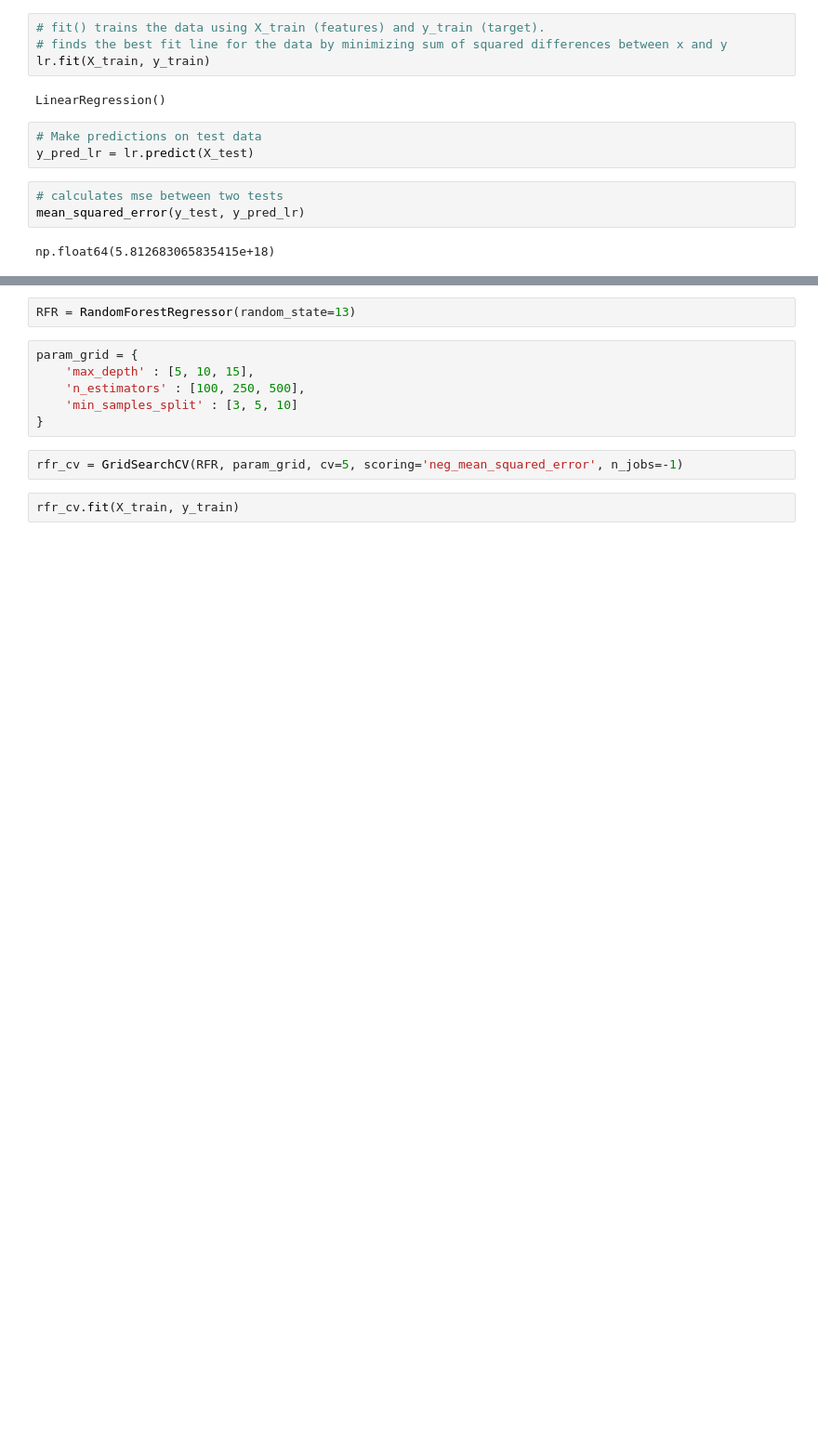
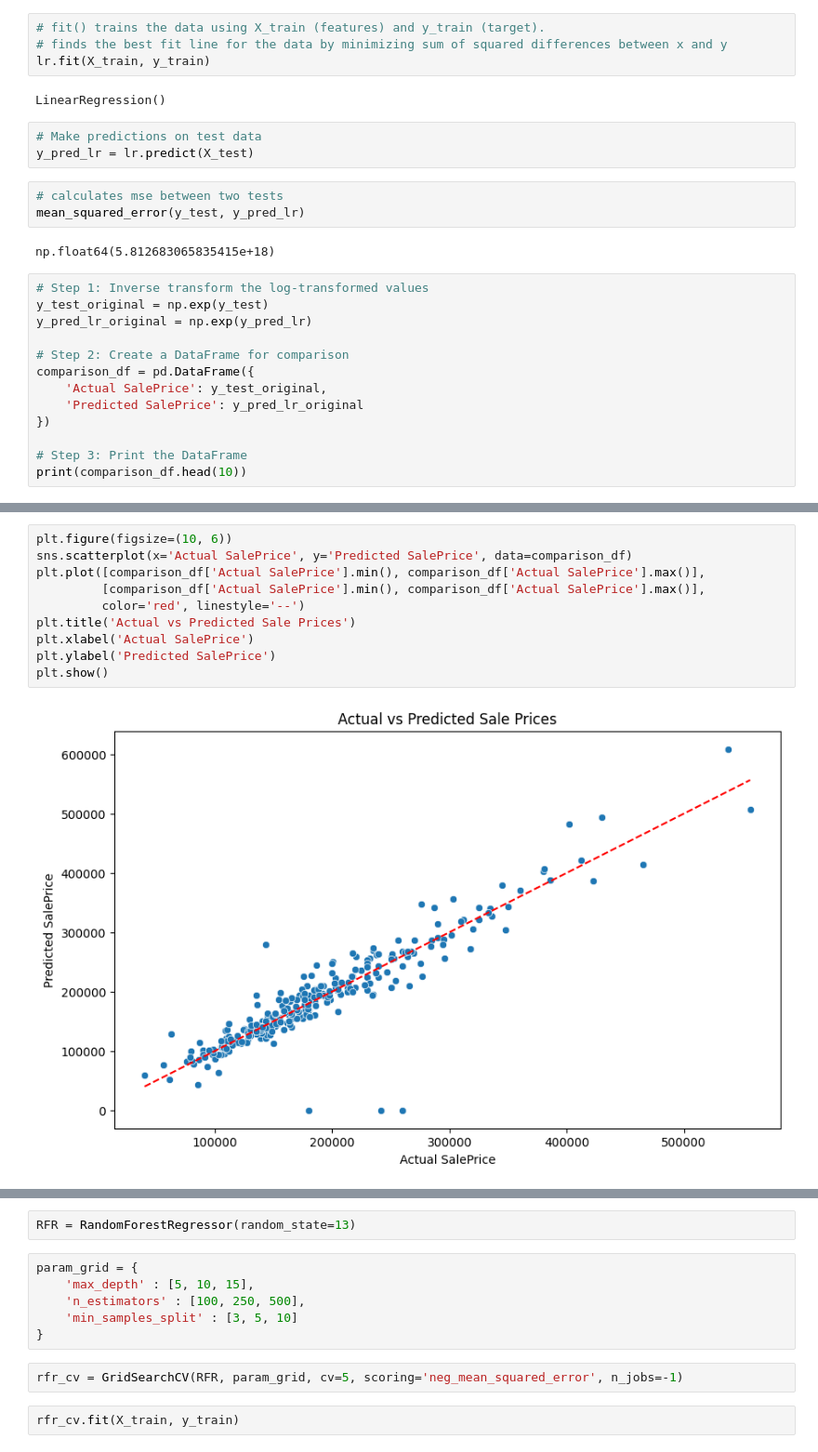
Before and after one commit to Amadeus415/Realestate-Analysis, a Jupyter notebook: analysis.ipynb, the cells around one changed output, grey strips where cells are left out. Shown at 93% size. Saved outputs shown, nothing was run; the diff lists cells and outputs as text; blank space fills up the shorter version.

```diff
--- a/analysis.ipynb
+++ b/analysis.ipynb
@@ -866,3 +946,16 @@ y_pred_lr = lr.predict(X_test)
 mean_squared_error(y_test, y_pred_lr)
 # %% [output]
 np.float64(5.812683065835415e+18)
+# %%
+# Step 1: Inverse transform the log-transformed values
+y_test_original = np.exp(y_test)
+y_pred_lr_original = np.exp(y_pred_lr)
+
+# Step 2: Create a DataFrame for comparison
+comparison_df = pd.DataFrame({
+    'Actual SalePrice': y_test_original,
+    'Predicted SalePrice': y_pred_lr_original
+})
+
+# Step 3: Print the DataFrame
+print(comparison_df.head(10))
@@ -868,0 +974,12 @@ np.float64(5.812683065835415e+18)
+# %%
+plt.figure(figsize=(10, 6))
+sns.scatterplot(x='Actual SalePrice', y='Predicted SalePrice', data=comparison_df)
+plt.plot([comparison_df['Actual SalePrice'].min(), comparison_df['Actual SalePrice'].max()],
+         [comparison_df['Actual SalePrice'].min(), comparison_df['Actual SalePrice'].max()],
+         color='red', linestyle='--')
+plt.title('Actual vs Predicted Sale Prices')
+plt.xlabel('Actual SalePrice')
+plt.ylabel('Predicted SalePrice')
+plt.show()
+# %% [output]
+[figure, added]
```
Also changed, not shown: parts of 33 cells of this notebook.
